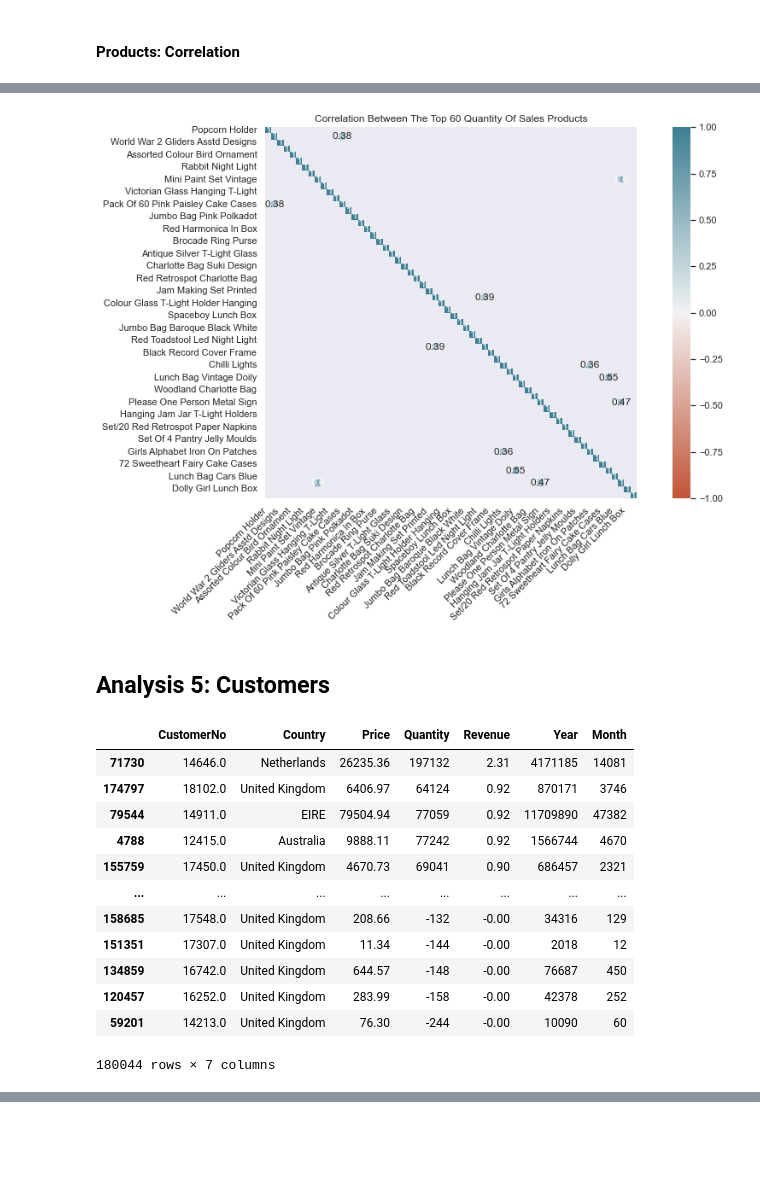
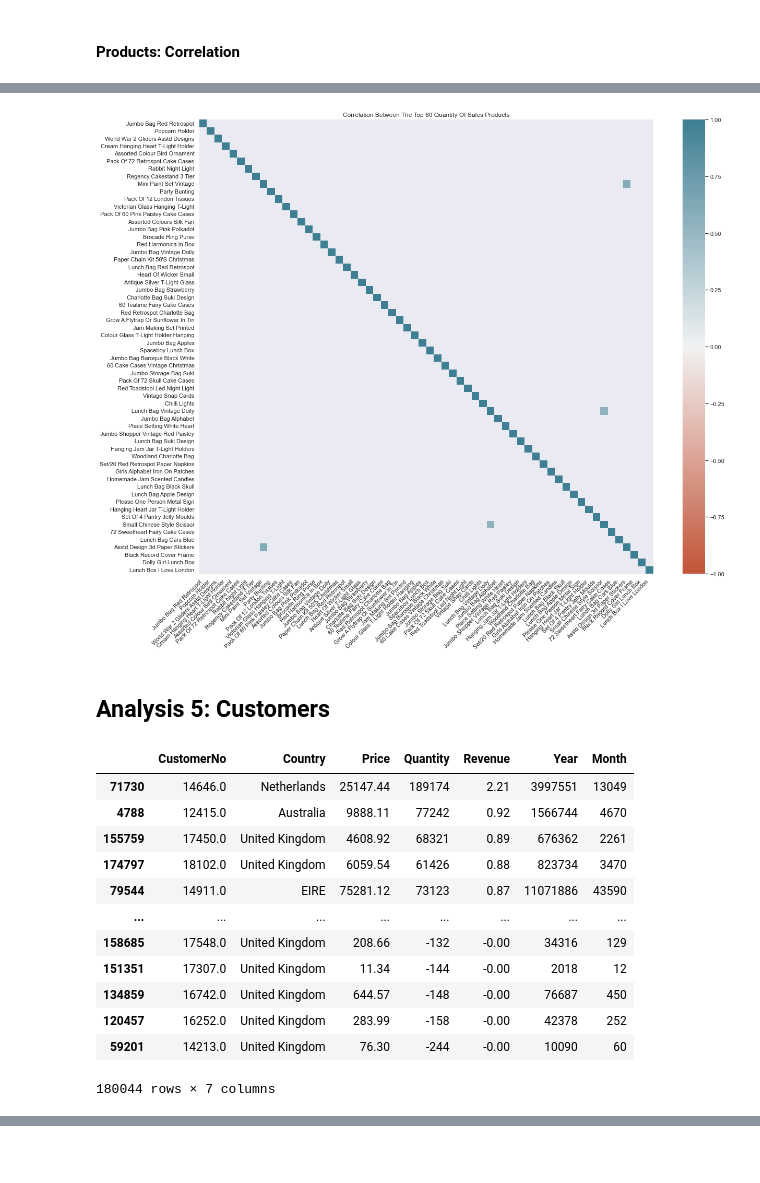
Before and after one commit to ZiqiPolimeros/Python-Project-Online-Retail-Business, a Jupyter notebook: online_shop_business.ipynb, the cells around one changed output, grey strips where cells are left out. Drawn from its saved outputs; the diff is of its cells as text; code cells hidden in the pictures.

```diff
--- a/online_shop_business.ipynb
+++ b/online_shop_business.ipynb
@@ -59,5 +61,9 @@ sales
 | 536348 | C536548 | 2018-12-01 | 20957 | Porcelain Hanging Bell Small | 11.74 | -1 | -11.74 | 12472.0 | Germany | ... |
 | 536349 | C536548 | 2018-12-01 | 22580 | Advent Calendar Gingham Sack | 16.35 | -4 | -65.40 | 12472.0 | Germany | ... |
 536350 rows × 11 columns
+# %%
+
+# filter out the sales of December 2019 which only has 10 days records
+sales_filter = sales[(sales['Year'] !=2019)|(sales["Month"] !=12)]
 # %% [markdown]
 ## Analysis 2:  Overview
@@ -431,6 +364,6 @@ sales[sales['CustomerNo'] == 16446]
 p1 = pd.DataFrame(columns = ['10001'])
 # %%
 # sorted product names by revenue
-productName = sales.groupby("ProductName").sum().sort_values(by = ['Revenue'],ascending = False).reset_index()
+productName = sales_filter.groupby("ProductName").sum().sort_values(by = ['Revenue'],ascending = False).reset_index()
 productName[:60]
 # %% [output]
@@ -503,8 +441,9 @@ p_corr
 60 rows × 60 columns
 # %%
+pd.set_option('display.max_columns', None)
 
-#calculate the absolute value of correlation coefficients that are greater than 0.3
-corr = p_corr[abs(p_corr)>= 0.3]
+#calculate the absolute value of correlation coefficients that are greater than 0.5
+corr = p_corr[abs(p_corr)>= 0.5]
 
 corr
 # %% [output]
@@ -529,19 +470,18 @@ corr
 # %%
 # correlation heat map
 
-sns.set(rc = {'figure.figsize':(15,8)})
+sns.set(rc = {'figure.figsize':(20,16)})
 ax = sns.heatmap(
     corr,
     vmin=-1, vmax=1, center=0,
     cmap=sns.diverging_palette(20, 220, n=200),
-    annot = True,
     square=True
 )
 ax.set_xticklabels(
     ax.get_xticklabels(),
     rotation=45,
     horizontalalignment='right'
 )
 ax.set_title("Correlation Between The Top 60 Quantity Of Sales Products");
 # %% [output]
-[figure, old version]
+[figure, new version]
@@ -549,7 +492,7 @@ ax.set_title("Correlation Between The Top 60 Quantity Of Sales Products");
 ## Analysis 5: Customers
 # %%
 # sum of each customer
-customer = sales.groupby(["CustomerNo","Country"]).sum().reset_index()
+customer = sales_filter.groupby(["CustomerNo","Country"]).sum().reset_index()
 customer = customer.sort_values(by = ['Revenue'],ascending = False)
 # convert revenue in million pounds sterling
 customer["Revenue"] = customer["Revenue"]/1000000
@@ -558,11 +501,11 @@ customer["Revenue"] = customer["Revenue"].round(2)
 customer
 # %% [output]
 |  | CustomerNo | Country | Price | Quantity | Revenue | Year | Month |
-| 71730 | 14646.0 | Netherlands | 26235.36 | 197132 | 2.31 | 4171185 | 14081 |
-| 174797 | 18102.0 | United Kingdom | 6406.97 | 64124 | 0.92 | 870171 | 3746 |
-| 79544 | 14911.0 | EIRE | 79504.94 | 77059 | 0.92 | 11709890 | 47382 |
+| 71730 | 14646.0 | Netherlands | 25147.44 | 189174 | 2.21 | 3997551 | 13049 |
 | 4788 | 12415.0 | Australia | 9888.11 | 77242 | 0.92 | 1566744 | 4670 |
-| 155759 | 17450.0 | United Kingdom | 4670.73 | 69041 | 0.90 | 686457 | 2321 |
+| 155759 | 17450.0 | United Kingdom | 4608.92 | 68321 | 0.89 | 676362 | 2261 |
+| 174797 | 18102.0 | United Kingdom | 6059.54 | 61426 | 0.88 | 823734 | 3470 |
+| 79544 | 14911.0 | EIRE | 75281.12 | 73123 | 0.87 | 11071886 | 43590 |
 | ... | ... | ... | ... | ... | ... | ... | ... |
 | 158685 | 17548.0 | United Kingdom | 208.66 | -132 | -0.00 | 34316 | 129 |
 | 151351 | 17307.0 | United Kingdom | 11.34 | -144 | -0.00 | 2018 | 12 |
```
Also changed, not shown: parts of 45 cells of this notebook.
